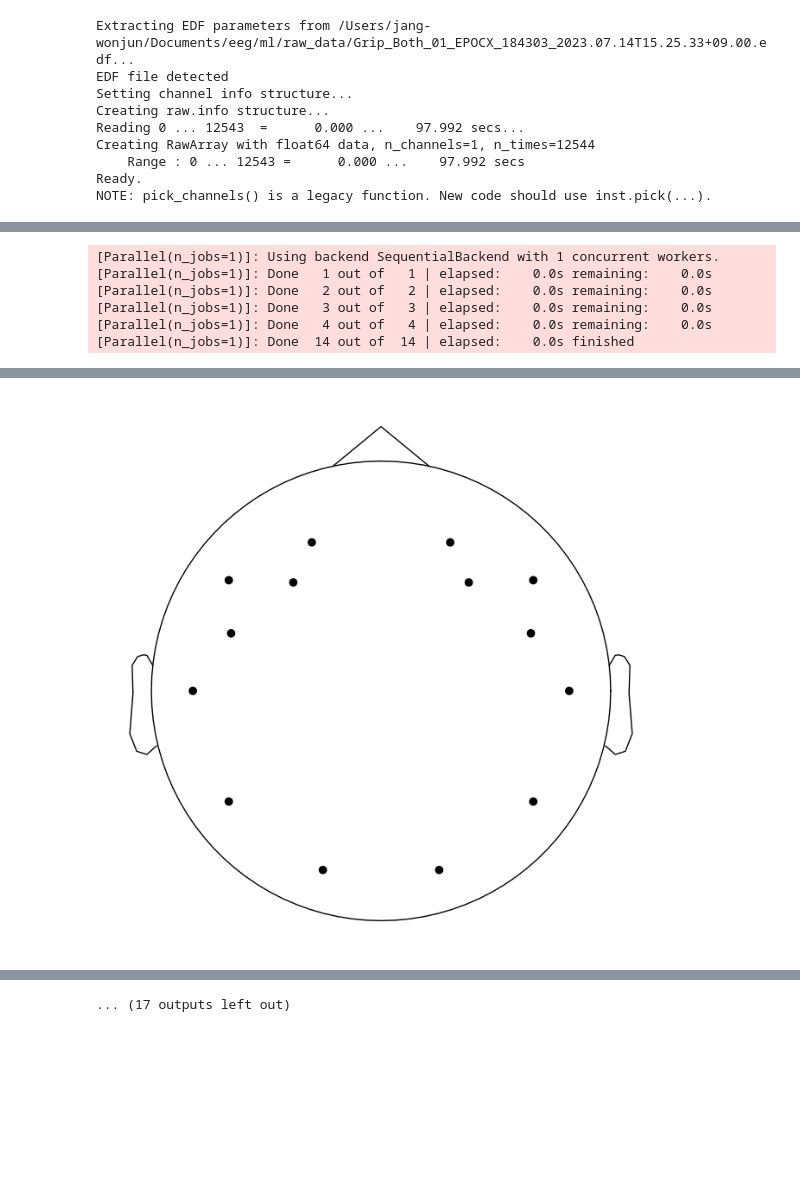
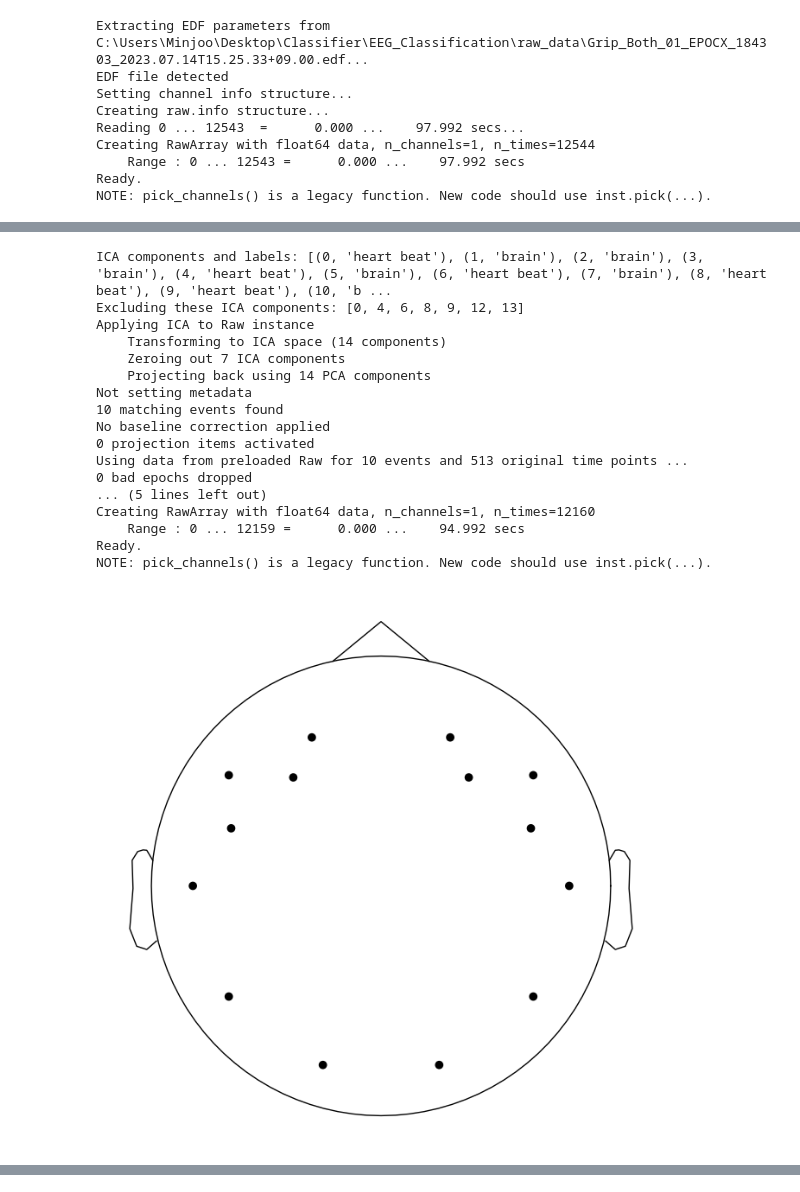
Before and after one commit to SeoyoonYum/EEG_Classification, a Jupyter notebook: preprocess.ipynb, the cells around one changed output, grey strips where cells are left out. Drawn from its saved outputs; the diff is of its cells as text; code cells hidden in the pictures; blank space fills up the shorter version.

Commit message:
Add Pinch_Both data sets and EEG_Classifier_minjoo

```diff
--- a/preprocess.ipynb
+++ b/preprocess.ipynb
@@ -13,7 +51,12 @@ raw_list = ['Grip_Both_01_EPOCX_184303_2023.07.14T15.25.33+09.00.edf',
         'Grip_Both_03_EPOCX_184303_2023.07.14T15.30.28+09.00.edf',
         'Grip_Both_04_EPOCX_184303_2023.07.14T15.32.34+09.00.edf',
         'Grip_Both_05_EPOCX_184303_2023.07.14T15.34.31+09.00.edf',
-        'Grip_Both_08_EPOCX_184303_2023.07.17T14.21.26+09.00.edf'
+        'Grip_Both_08_EPOCX_184303_2023.07.17T14.21.26+09.00.edf',
+        'Pinch_Both_01_EPOCX_184303_2023.07.14T15.12.31+09.00.edf',
+        'Pinch_Both_02_EPOCX_184303_2023.07.14T15.14.26+09.00.edf',
+        'Pinch_Both_03_EPOCX_184303_2023.07.14T15.16.05+09.00.edf',
+        'Pinch_Both_04_EPOCX_184303_2023.07.14T15.19.35+09.00.edf',
+        'Pinch_Both_05_EPOCX_184303_2023.07.14T15.21.34+09.00.edf'
        ]
 
 event_list = ['Grip_Both_01_EPOCX_184303_2023.07.14T15.25.33+09.00_intervalMarker.csv',
@@ -21,7 +64,13 @@ event_list = ['Grip_Both_01_EPOCX_184303_2023.07.14T15.25.33+09.00_intervalMarke
          'Grip_Both_03_EPOCX_184303_2023.07.14T15.30.28+09.00_intervalMarker.csv',
          'Grip_Both_04_EPOCX_184303_2023.07.14T15.32.34+09.00_intervalMarker.csv',
          'Grip_Both_05_EPOCX_184303_2023.07.14T15.34.31+09.00_intervalMarker.csv',
-         'Grip_Both_08_EPOCX_184303_2023.07.17T14.21.26+09.00_intervalMarker.csv']
+         'Grip_Both_08_EPOCX_184303_2023.07.17T14.21.26+09.00_intervalMarker.csv',
+         'Pinch_Both_01_EPOCX_184303_2023.07.14T15.12.31+09.00_intervalMarker.csv',
+         'Pinch_Both_02_EPOCX_184303_2023.07.14T15.14.26+09.00_intervalMarker.csv',
+         'Pinch_Both_03_EPOCX_184303_2023.07.14T15.16.05+09.00_intervalMarker.csv',
+         'Pinch_Both_04_EPOCX_184303_2023.07.14T15.19.35+09.00_intervalMarker.csv',
+         'Pinch_Both_05_EPOCX_184303_2023.07.14T15.21.34+09.00_intervalMarker.csv'
+        ]
 # %%
 event_example = pd.read_csv(event_list[0])
 event_example
@@ -48,7 +97,7 @@ filtered_markers = ['1']
 epoch_tmin = -2
 epoch_tmax = 2
 picked_channels = ['AF4','F8','F4','FC6','T8','P8','O2']
-for i in range(len(raws)):
+for i in range(len(raw_list)):
     raw_path = raw_list[i]
     event_path = event_list[i]
     raw = mne.io.read_raw_edf(raw_path,preload=True)
@@ -91,7 +140,7 @@ for i in range(len(raws)):
     ica = mne.preprocessing.ICA(method='fastica')
 
 
-    raw_filtered = raw.copy().filter(1,None)
+    raw_filtered = raw.copy().filter(8,None)
     events = mne.find_events(raw_filtered,stim_channel='STI')
     # event_dict = {
     #     'finger_movement':1
@@ -100,6 +149,7 @@ for i in range(len(raws)):
 
     ic_labels = mne_icalabel.label_components(raw_filtered,ica,'iclabel')
     labels = ic_labels["labels"]
+    print(f"ICA components and labels: {list(zip(range(len(labels)), labels))}")
     exclude_idx = [idx for idx, label in enumerate(labels) if label not in ["brain"]]
     print(f"Excluding these ICA components: {exclude_idx}")
 
@@ -127,7 +177,7 @@ for i in range(len(raws)):
     )
     epochs.save(f'../epochs/epoch{i}-epo.fif')
 # %% [output]
-Extracting EDF parameters from /Users/jang-wonjun/Documents/eeg/ml/raw_data/Grip_Both_01_EPOCX_184303_2023.07.14T15.25.33+09.00.edf...
+Extracting EDF parameters from C:\Users\Minjoo\Desktop\Classifier\EEG_Classification\raw_data\Grip_Both_01_EPOCX_184303_2023.07.14T15.25.33+09.00.edf...
 EDF file detected
 Setting channel info structure...
 Creating raw.info structure...
@@ -156,6 +208,18 @@ Selecting by non-zero PCA components: 14 components
-[Parallel(n_jobs=1)]: Using backend SequentialBackend with 1 concurrent workers.
-[Parallel(n_jobs=1)]: Done   1 out of   1 | elapsed:    0.0s remaining:    0.0s
-[Parallel(n_jobs=1)]: Done   2 out of   2 | elapsed:    0.0s remaining:    0.0s
-[Parallel(n_jobs=1)]: Done   3 out of   3 | elapsed:    0.0s remaining:    0.0s
-[Parallel(n_jobs=1)]: Done   4 out of   4 | elapsed:    0.0s remaining:    0.0s
-[Parallel(n_jobs=1)]: Done  14 out of  14 | elapsed:    0.0s finished
+ICA components and labels: [(0, 'heart beat'), (1, 'brain'), (2, 'brain'), (3, 'brain'), (4, 'heart beat'), (5, 'brain'), (6, 'heart beat'), (7, 'brain'), (8, 'heart beat'), (9, 'heart beat'), (10, 'b ...
+Excluding these ICA components: [0, 4, 6, 8, 9, 12, 13]
+Applying ICA to Raw instance
+    Transforming to ICA space (14 components)
+    Zeroing out 7 ICA components
+    Projecting back using 14 PCA components
+Not setting metadata
+10 matching events found
+No baseline correction applied
+0 projection items activated
+Using data from preloaded Raw for 10 events and 513 original time points ...
+0 bad epochs dropped
+... (5 lines left out)
+Creating RawArray with float64 data, n_channels=1, n_times=12160
+    Range : 0 ... 12159 =      0.000 ...    94.992 secs
+Ready.
+NOTE: pick_channels() is a legacy function. New code should use inst.pick(...).
+[figure]
@@ -182,3 +259,2 @@ Creating RawArray with float64 data, n_channels=1, n_times=12160
 Ready.
 NOTE: pick_channels() is a legacy function. New code should use inst.pick(...).
-[figure]
@@ -230 +316,0 @@ NOTE: pick_channels() is a legacy function. New code should use inst.pick(...).
-... (17 outputs left out)
```
Also changed, not shown: parts of 5 cells of this notebook, 34 other files.
